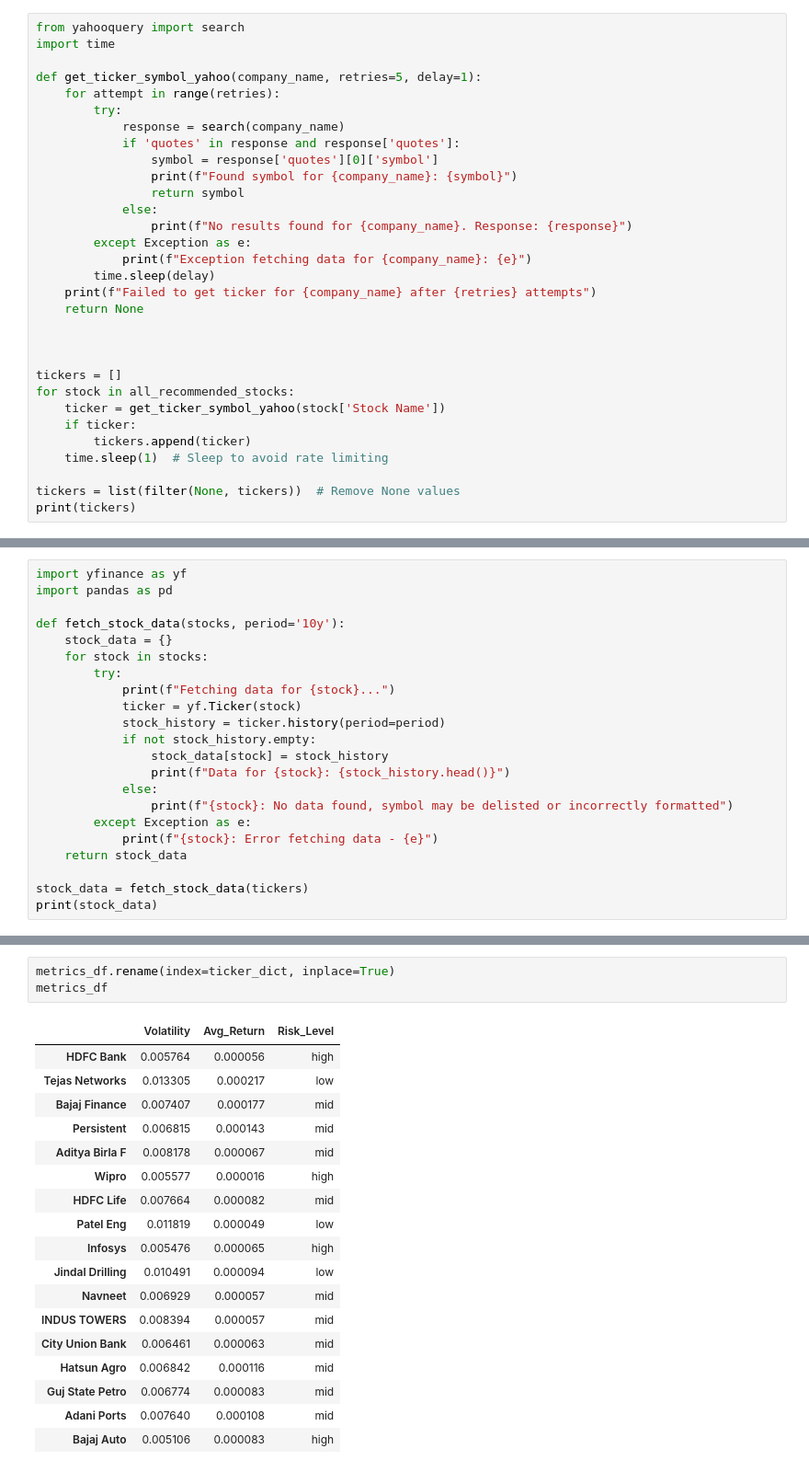
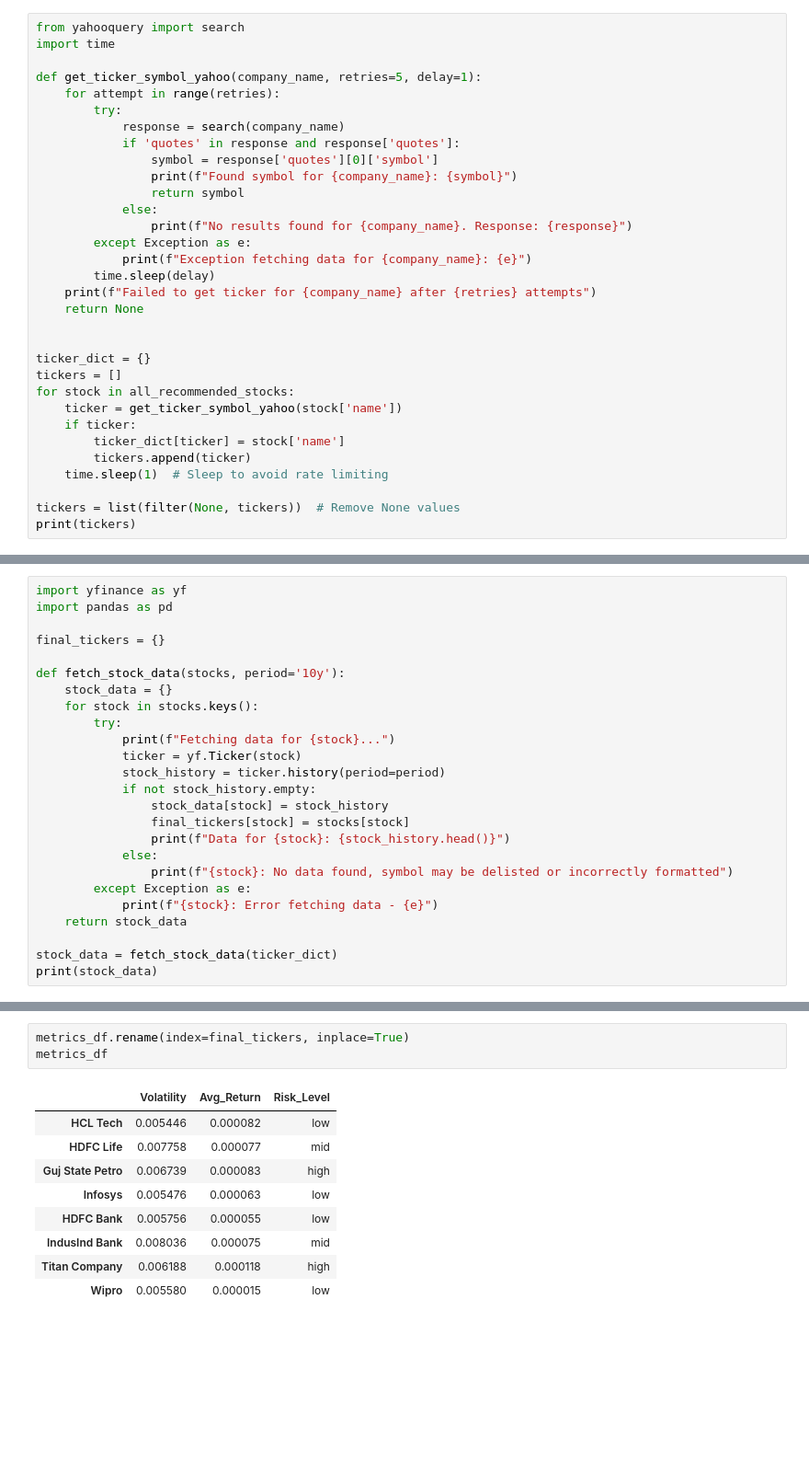
Before and after one commit to arif9353/FutureFund, a Jupyter notebook: backend/mihiresh/neat_output.ipynb, the cells around one changed output, grey strips where cells are left out. Shown: that part at 92% size. Cells and saved outputs as stored; diff of their text form; blank space fills up the shorter version.

```diff
--- a/backend/mihiresh/neat_output.ipynb
+++ b/backend/mihiresh/neat_output.ipynb
@@ -106,11 +334,12 @@ def get_ticker_symbol_yahoo(company_name, retries=5, delay=1):
     return None
 
 
-
+ticker_dict = {}
 tickers = []
 for stock in all_recommended_stocks:
-    ticker = get_ticker_symbol_yahoo(stock['Stock Name'])
+    ticker = get_ticker_symbol_yahoo(stock['name'])
     if ticker:
+        ticker_dict[ticker] = stock['name']
         tickers.append(ticker)
     time.sleep(1)  # Sleep to avoid rate limiting
 
@@ -158,15 +381,18 @@ tickers
 import yfinance as yf
 import pandas as pd
 
+final_tickers = {}
+
 def fetch_stock_data(stocks, period='10y'):
     stock_data = {}
-    for stock in stocks:
+    for stock in stocks.keys():
         try:
             print(f"Fetching data for {stock}...")
             ticker = yf.Ticker(stock)
             stock_history = ticker.history(period=period)
             if not stock_history.empty:
                 stock_data[stock] = stock_history
+                final_tickers[stock] = stocks[stock]
                 print(f"Data for {stock}: {stock_history.head()}")
             else:
                 print(f"{stock}: No data found, symbol may be delisted or incorrectly formatted")
@@ -174,6 +400,6 @@ def fetch_stock_data(stocks, period='10y'):
             print(f"{stock}: Error fetching data - {e}")
     return stock_data
 
-stock_data = fetch_stock_data(tickers)
+stock_data = fetch_stock_data(ticker_dict)
 print(stock_data)
 # %% [output]
@@ -284,25 +533,16 @@ print(ticker_dict)
 # %%
-metrics_df.rename(index=ticker_dict, inplace=True)
+metrics_df.rename(index=final_tickers, inplace=True)
 metrics_df
 # %% [output]
 |  | Volatility | Avg_Return | Risk_Level |
-| HDFC Bank | 0.005764 | 0.000056 | high |
-| Tejas Networks | 0.013305 | 0.000217 | low |
-| Bajaj Finance | 0.007407 | 0.000177 | mid |
-| Persistent | 0.006815 | 0.000143 | mid |
-| Aditya Birla F | 0.008178 | 0.000067 | mid |
-| Wipro | 0.005577 | 0.000016 | high |
-| HDFC Life | 0.007664 | 0.000082 | mid |
-| Patel Eng | 0.011819 | 0.000049 | low |
-| Infosys | 0.005476 | 0.000065 | high |
-| Jindal Drilling | 0.010491 | 0.000094 | low |
-| Navneet | 0.006929 | 0.000057 | mid |
-| INDUS TOWERS | 0.008394 | 0.000057 | mid |
-| City Union Bank | 0.006461 | 0.000063 | mid |
-| Hatsun Agro | 0.006842 | 0.000116 | mid |
-| Guj State Petro | 0.006774 | 0.000083 | mid |
-| Adani Ports | 0.007640 | 0.000108 | mid |
-| Bajaj Auto | 0.005106 | 0.000083 | high |
+| HCL Tech | 0.005446 | 0.000082 | low |
+| HDFC Life | 0.007758 | 0.000077 | mid |
+| Guj State Petro | 0.006739 | 0.000083 | high |
+| Infosys | 0.005476 | 0.000063 | low |
+| HDFC Bank | 0.005756 | 0.000055 | low |
+| IndusInd Bank | 0.008036 | 0.000075 | mid |
+| Titan Company | 0.006188 | 0.000118 | high |
+| Wipro | 0.005580 | 0.000015 | low |
 # %%
 import matplotlib.pyplot as plt
 
```
Also changed, not shown: parts of 13 cells of this notebook, 1 other file.
